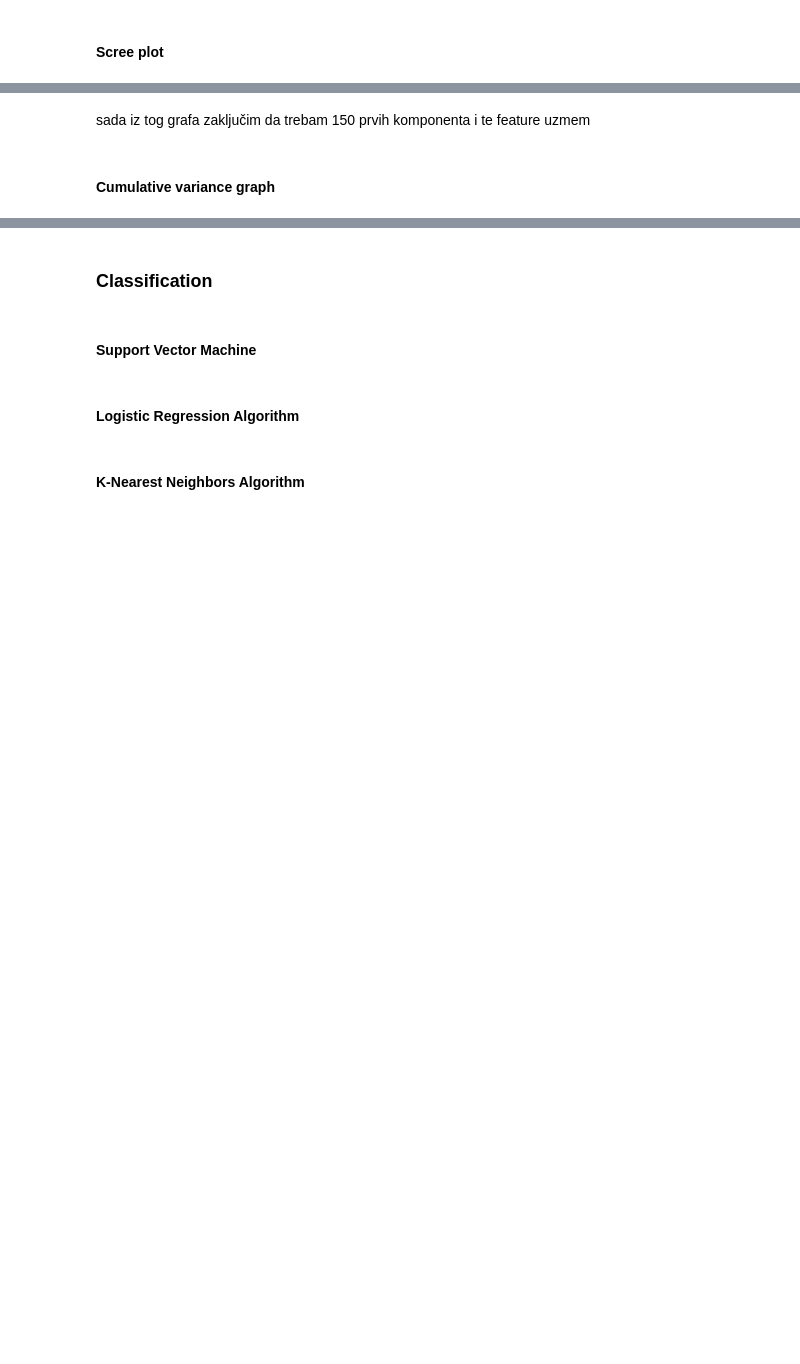
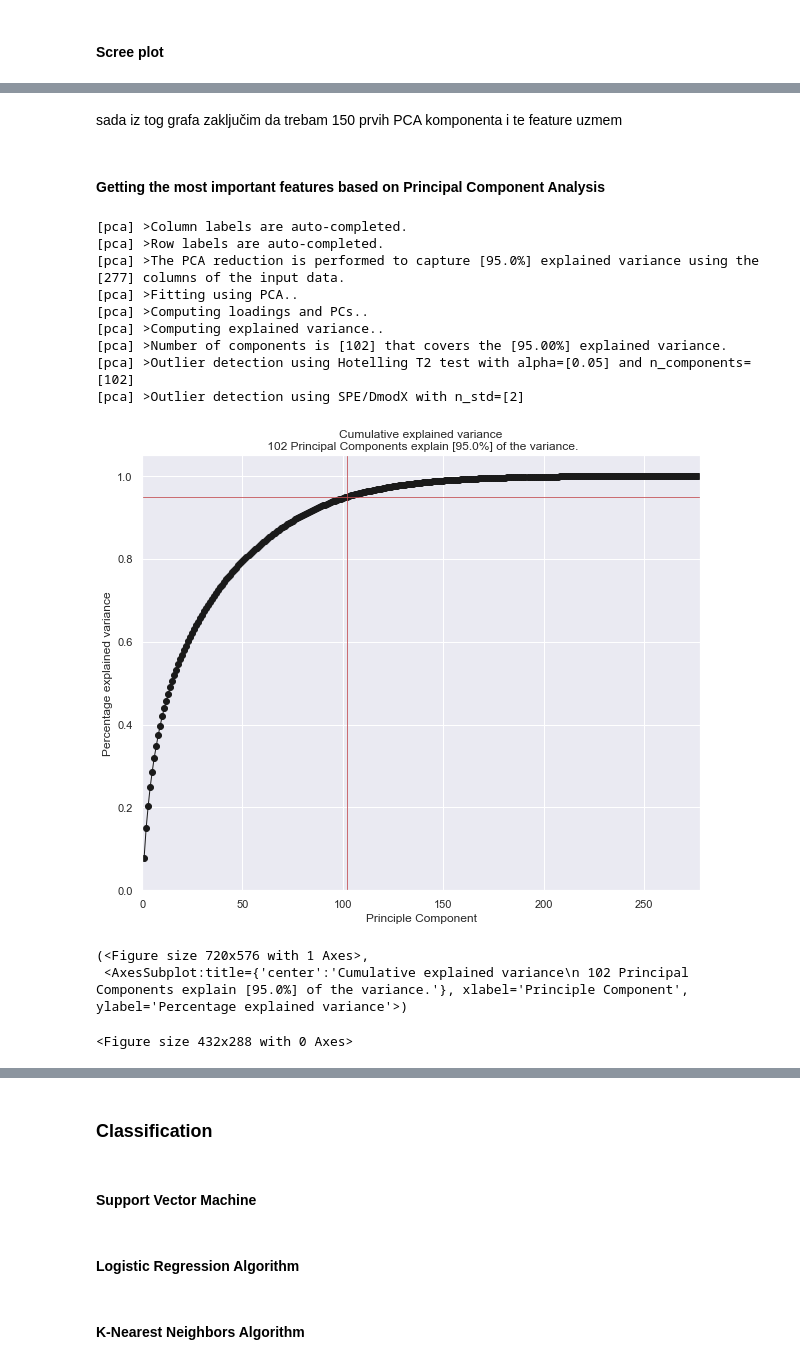
Before and after one commit to anaterovic/UZOP, a Jupyter notebook: code.ipynb, the cells around one changed output, grey strips where cells are left out. Cells and saved outputs as stored; diff of their text form; code cells hidden in the pictures; blank space fills up the shorter version.

Commit message:
Getting important features phase1

```diff
--- a/code.ipynb
+++ b/code.ipynb
@@ -180,4 +184,2 @@ plt.show()
 # %% [markdown]
-sada iz tog grafa zaključim da trebam 150 prvih komponenta i te feature uzmem
+sada iz tog grafa zaključim da trebam 150 prvih PCA komponenta i te feature uzmem
-# %% [markdown]
-#### Cumulative variance graph
@@ -185,0 +186,2 @@ sada iz tog grafa zaključim da trebam 150 prvih komponenta i te feature uzmem
+# %% [markdown]
+#### Getting the most important features based on Principal Component Analysis
@@ -185,0 +196,20 @@ sada iz tog grafa zaključim da trebam 150 prvih komponenta i te feature uzmem
+# %%
+from pca import pca
+model = pca()
+# Fit transform
+out = model.fit_transform(X)
+model.plot()
+# %% [output]
+[pca] >Column labels are auto-completed.
+[pca] >Row labels are auto-completed.
+[pca] >The PCA reduction is performed to capture [95.0%] explained variance using the [277] columns of the input data.
+[pca] >Fitting using PCA..
+[pca] >Computing loadings and PCs..
+[pca] >Computing explained variance..
+[pca] >Number of components is [102] that covers the [95.00%] explained variance.
+[pca] >Outlier detection using Hotelling T2 test with alpha=[0.05] and n_components=[102]
+[pca] >Outlier detection using SPE/DmodX with n_std=[2]
+[figure, added]
+(<Figure size 720x576 with 1 Axes>,
+ <AxesSubplot:title={'center':'Cumulative explained variance\n 102 Principal Components explain [95.0%] of the variance.'}, xlabel='Principle Component', ylabel='Percentage explained variance'>)
+<Figure size 432x288 with 0 Axes>
```
Also changed, not shown: parts of 15 cells of this notebook.
